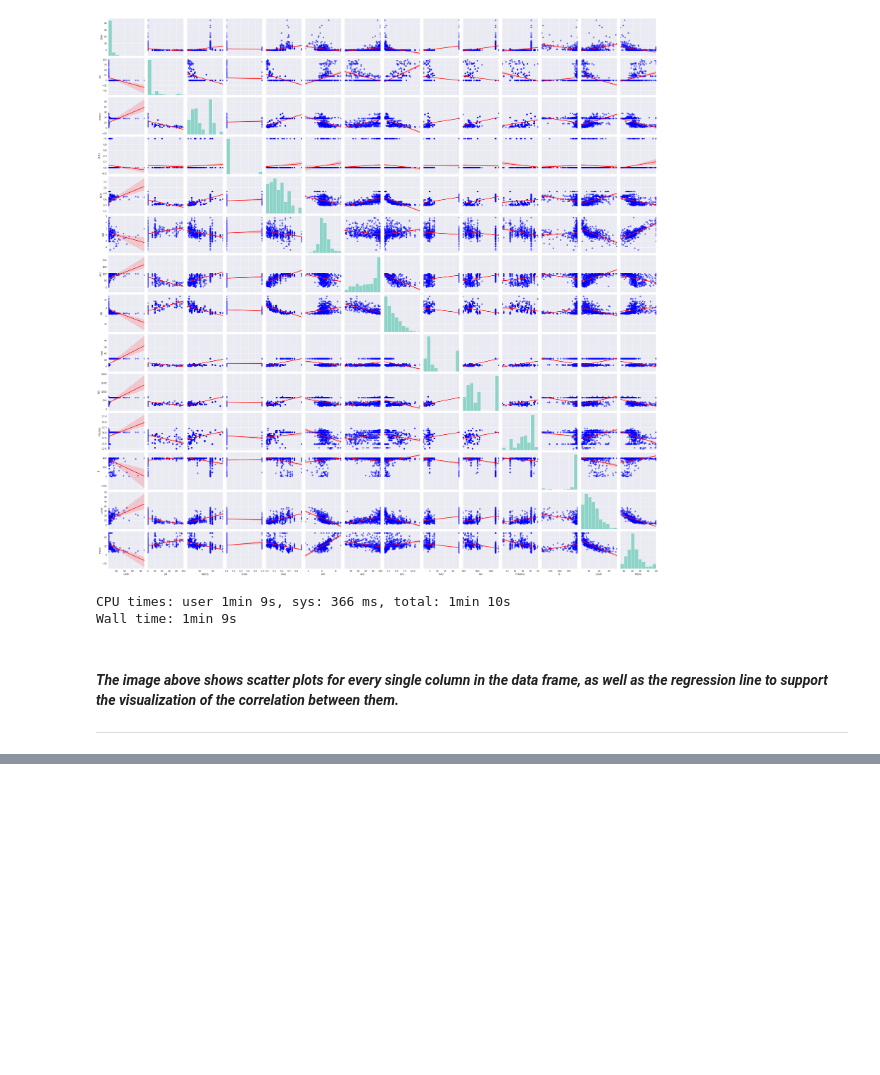
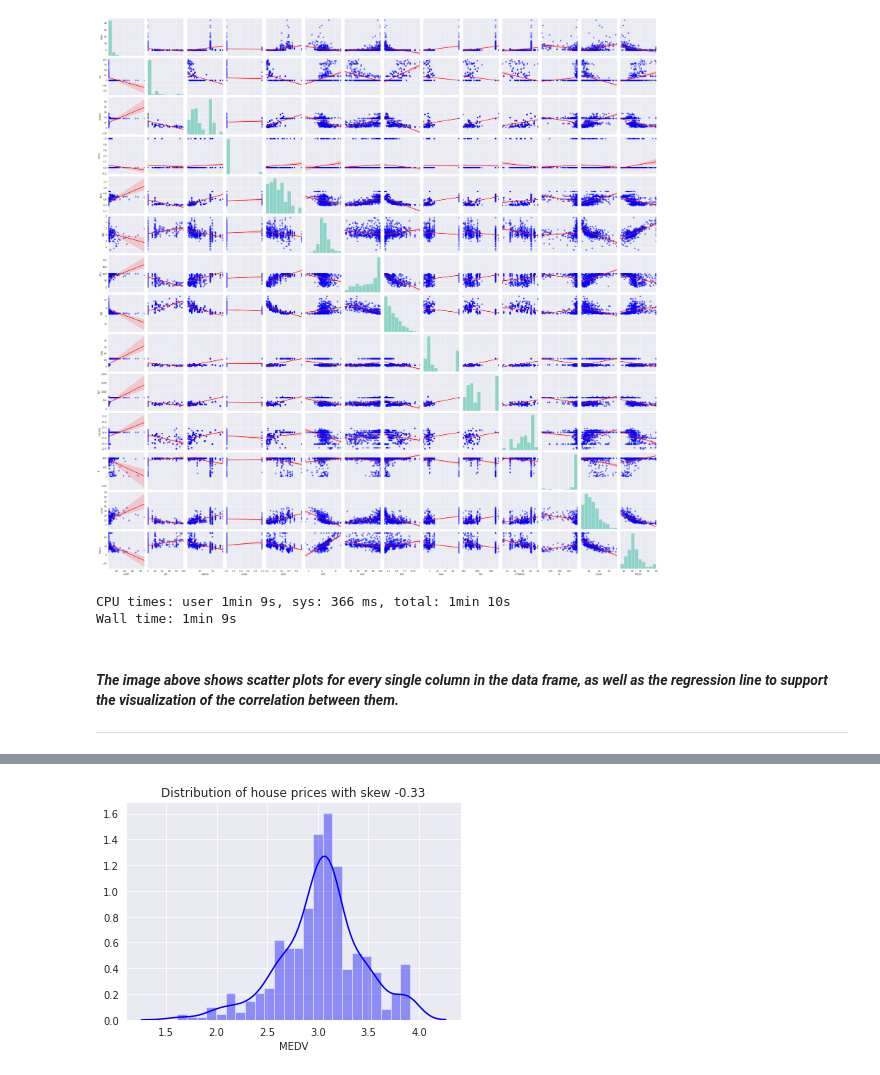
Before and after one commit to playeredlc/DataScience-Learnings, a Jupyter notebook: Linear-Regression/House-Prices-Prediction/house_prices_multivar_regression.ipynb, the cells around one changed output, grey strips where cells are left out. Cells and saved outputs as stored; diff of their text form; code cells hidden in the pictures; blank space fills up the shorter version.

```diff
--- a/Linear-Regression/House-Prices-Prediction/house_prices_multivar_regression.ipynb
+++ b/Linear-Regression/House-Prices-Prediction/house_prices_multivar_regression.ipynb
@@ -418,0 +446,6 @@ Intercept:  36.533051382824596
+# %%
+sns.distplot(y_log, color='blue')
+plt.title(f'Distribution of house prices with skew {round(y_log.skew(), 3)}')
+plt.show()
+# %% [output]
+[figure, added]
```
Also changed, not shown: parts of 24 cells of this notebook.
